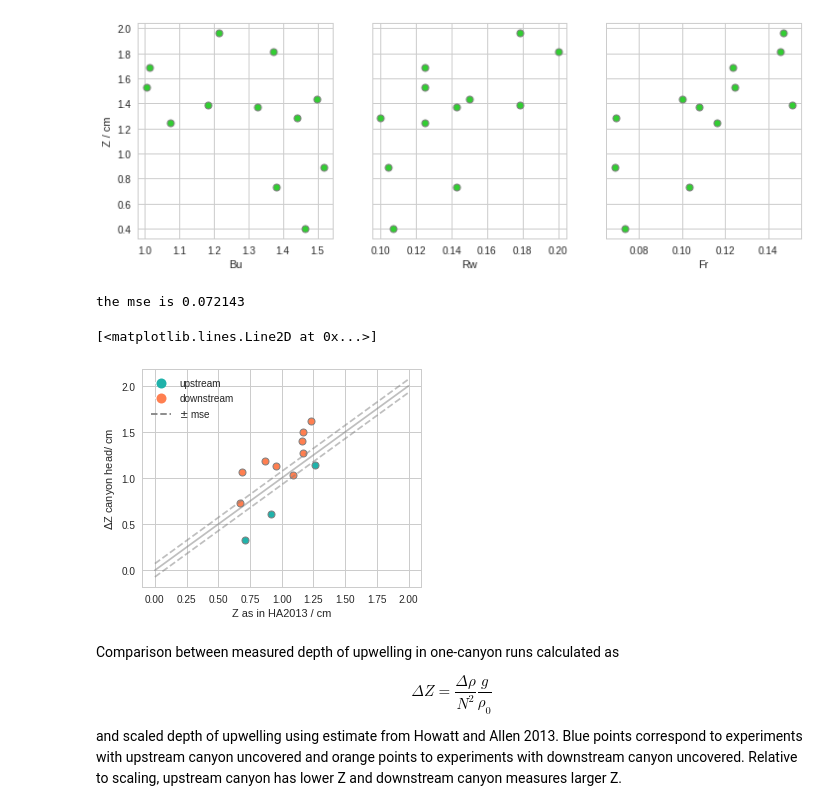
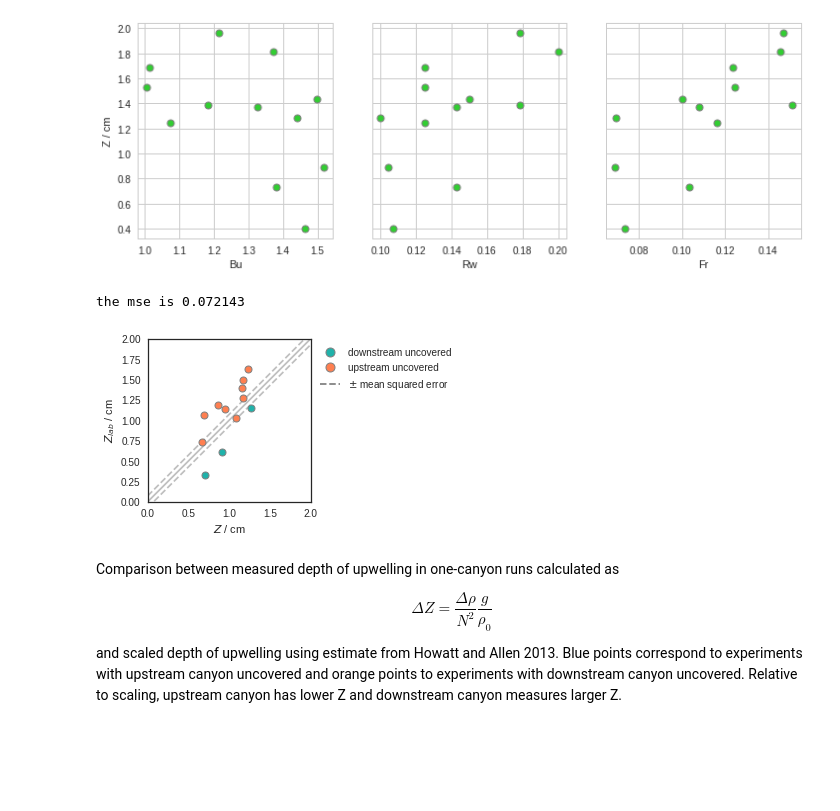
Before and after one commit to UBC-MOAD/MultipleCanyons, a Jupyter notebook: lab/Conduino/notebooks/all_experiments_one_canyon.ipynb, the cells around one changed output. Cells and saved outputs as stored; diff of their text form; code cells hidden in the pictures; blank space fills up the shorter version.

Commit message:
Added plots for chapter 4 in same notebook for one canyon experiments

```diff
--- a/lab/Conduino/notebooks/all_experiments_one_canyon.ipynb
+++ b/lab/Conduino/notebooks/all_experiments_one_canyon.ipynb
@@ -328,7 +383,9 @@ ax1.set_ylabel(r'Z / cm')
 Text(0,0.5,'Z / cm')
 [figure]
 # %%
-fig, ax1 = plt.subplots(1, 1, figsize=(5,4), sharey=True)
+sns.set_context('notebook')
+sns.set_style('white')
+fig, ax1 = plt.subplots(1, 1, figsize=(2.5,2..5))
 
 rho0 = 998.5
 g = 9.81
@@ -361,48 +418,52 @@ for exp, kk in zip(exp_dicts, range(exp_num)):
         N =((g/rho0)*((1000*exp["rho_sb"][ii]-1000*exp["rho_top"][ii])/(Hs-0.005)))**0.5
         Dh = (f*L)/N
         Rw = U/(f*W)
         Rl = U/(f*L)
         Fw = Rw/(0.9+Rw)
         Se = (s*N)/(f*((Fw/Rl)**0.5))
         Z_HA2013 = Dh*((1.8*((Fw*Rl)**0.5)*(1-0.42*Se))+0.05)
 
         inertial_period = 1/(f/(2*np.pi))
         win = int(inertial_period/dt)
         if exp['date']=='22Aug19':
             # Uncovered canyon
             delta_rho = 1000*(np.max(ctools.filter_timeseries(dens2[0:2400]-dens2[0],winlen=win))) # kg/m^3
             col = 'lightseagreen'
         else:
             delta_rho = 1000*(np.max(ctools.filter_timeseries(dens1[0:2400]-dens1[0],winlen=win))) # kg/m^3
             col = 'coral'
         Z = (g/rho0)*(delta_rho/N**2)
 
         sca = ax1.plot(Z_HA2013*100,Z*100,
-                       'o',color=col, markeredgecolor='0.5', markeredgewidth=1)
+                       'o',color=col, markeredgecolor='0.5', markeredgewidth=1,zorder=10)
         Z_list.append(Z*100)
         Z_HA2013_list.append(Z_HA2013*100)
 
-ax1.set_xlabel('Z as in HA2013 / cm')
-ax1.set_ylabel(r'$\Delta$Z canyon head/ cm')
+ax1.set_xlabel('$Z$ / cm')
+ax1.set_ylabel(r'$Z_{lab}$ / cm')
 
-legend_elements = [Line2D([0], [0], marker='o', color='w', label='upstream',
-                          markerfacecolor='lightseagreen', markersize=10),
-                   Line2D([0], [0], marker='o', color='w', label='downstream',
-                          markerfacecolor='coral', markersize=10),
-                   Line2D([0], [0], linestyle='--', color='0.5', label='$\pm$ mse'),
+legend_elements = [Line2D([0], [0], marker='o', color='w', label='downstream uncovered',
+                          markerfacecolor='lightseagreen',markeredgecolor='0.5',markeredgewidth=1,
+                          markersize=9),
+                   Line2D([0], [0], marker='o', color='w', label='upstream uncovered',
+                          markerfacecolor='coral',markeredgecolor='0.5',markeredgewidth=1,
+                          markersize=9),
+                   Line2D([0], [0], linestyle='--',color='0.5', label='$\pm$ mean squared error'),
                    ]
 
 mse = mean_squared_error(Z_HA2013_list, Z_list)
 print('the mse is %f' %mse)
-ax1.legend(handles=legend_elements, loc=0)
-
-ax1.plot(np.linspace(0,2,20),np.linspace(0,2,20), '-', color='0.5', alpha = 0.5)
-ax1.plot(np.linspace(0,2,20),np.linspace(0,2,20)+mse, '--', color='0.5', alpha = 0.5)
-ax1.plot(np.linspace(0,2,20),np.linspace(0,2,20)-mse, '--', color='0.5', alpha = 0.5)
+ax1.legend(handles=legend_elements, bbox_to_anchor=(1,1))
+ax1.set_xlim(0,2)
+ax1.set_ylim(0,2)
+ax1.set_aspect(1)
+ax1.plot(np.linspace(0,2,20),np.linspace(0,2,20), '-', color='0.5', alpha = 0.5,zorder=1)
+ax1.plot(np.linspace(0,2,20),np.linspace(0,2,20)+mse, '--', color='0.5', alpha = 0.5,zorder=1)
+ax1.plot(np.linspace(0,2,20),np.linspace(0,2,20)-mse, '--', color='0.5', alpha = 0.5,zorder=1)
+plt.savefig('figures/Zlab_vs_Z_HA2013.eps', format='eps', transparent=False, bbox_inches='tight')
 # %% [output]
 the mse is 0.072143
-[<matplotlib.lines.Line2D at 0x...>]
-[figure, old version]
+[figure, new version]
 # %% [markdown]
 Comparison between measured depth of upwelling in one-canyon runs calculated as
 
```
Also changed, not shown: parts of 4 cells of this notebook.
